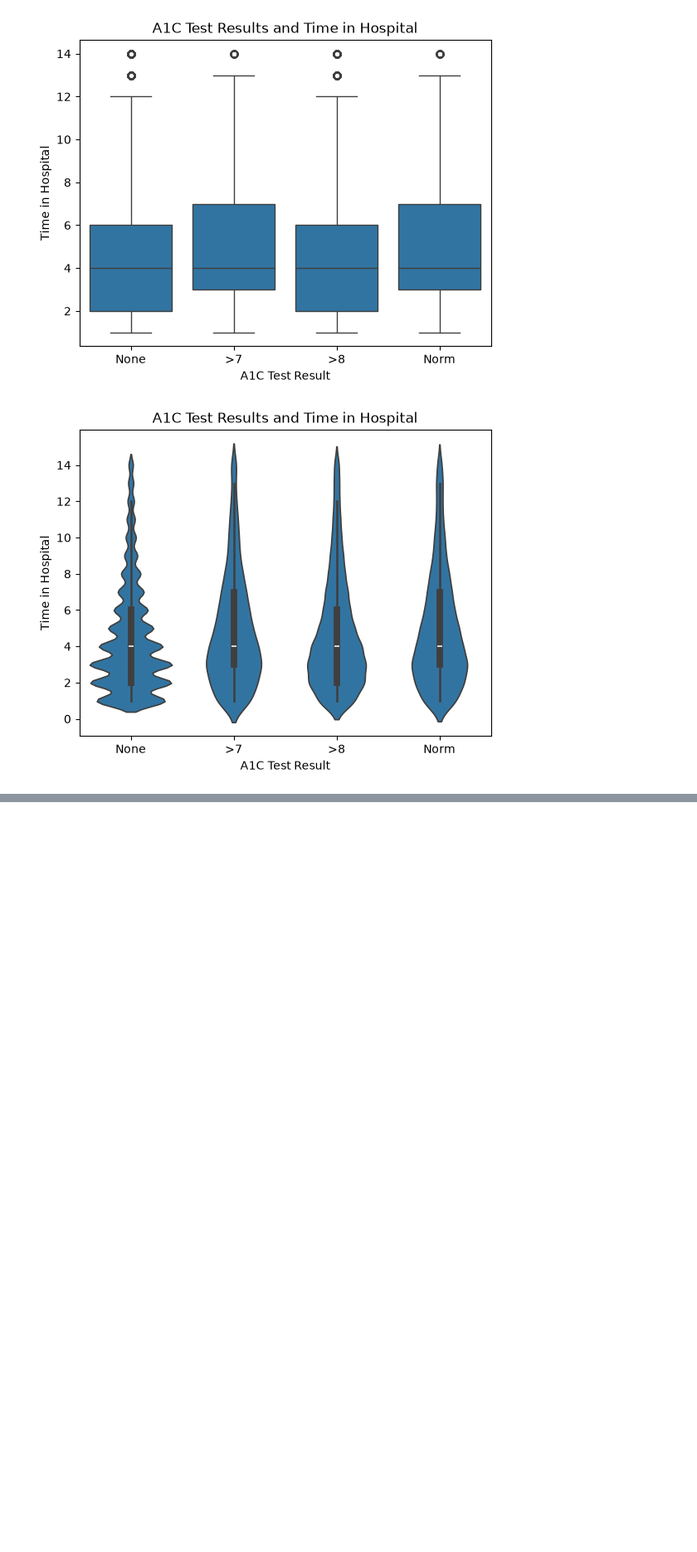
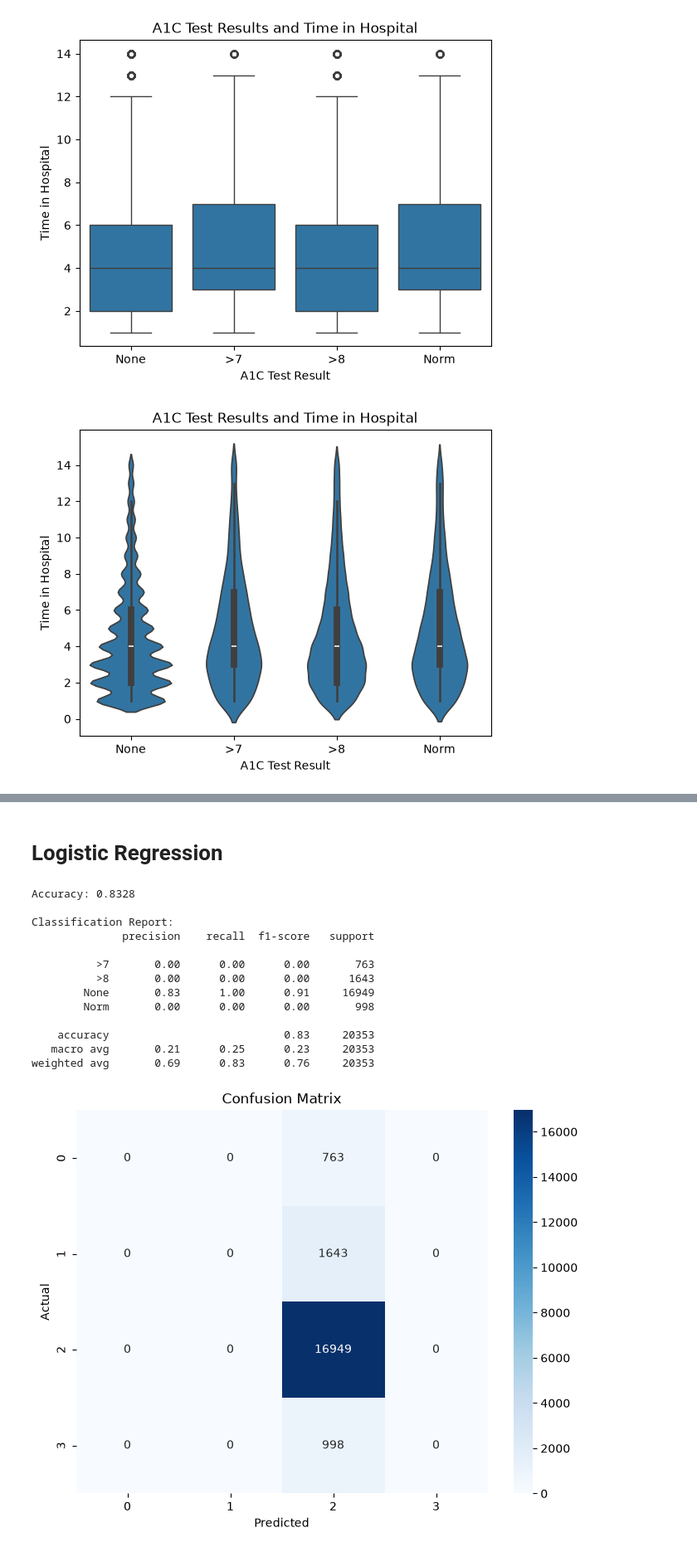
Before and after one commit to niki755BG/ml-group-project, a Jupyter notebook: data_cleaning_Kaan.ipynb, the cells around one changed output, grey strips where cells are left out. Shown at 83% size. Drawn from its saved outputs; the diff is of its cells as text; code cells hidden in the pictures; blank space fills up the shorter version.

```diff
--- a/data_cleaning_Kaan.ipynb
+++ b/data_cleaning_Kaan.ipynb
@@ -314,0 +340,70 @@ for col in numerical_columns:
+# %% [markdown]
+<h1>Logistic Regression</h1>
+# %%
+from sklearn.linear_model import LogisticRegression
+from sklearn.metrics import accuracy_score, classification_report, confusion_matrix
+import seaborn as sns
+from sklearn.datasets import make_classification
+from sklearn.model_selection import train_test_split
+from sklearn.preprocessing import StandardScaler
+
+#Split the data
+# Predict A1C result from time in hospital
+X = diabetic_data_4[['time_in_hospital']]
+y = diabetic_data_4['A1Cresult']
+
+# Remove rows with missing target values
+valid = y.notna()
+X = X.loc[valid]
+y = y.loc[valid]
+
+X_train, X_test, y_train, y_test = train_test_split(
+    X, y, test_size=0.2, random_state=42, stratify=y
+)
+
+# Standardize using training data only
+scaler = StandardScaler()
+X_train = scaler.fit_transform(X_train)
+X_test = scaler.transform(X_test)
+#Time in hospital based on a1c result
+
+#Standardize
+scaler = StandardScaler()
+
+#Create train model
+sk_model = LogisticRegression(max_iter=1000)
+sk_model.fit(X_train, y_train)
+
+#Make predictions
+y_pred = sk_model.predict(X_test)
+y_prob = sk_model.predict_proba(X_test)[:, 1]
+
+#Evaluate the model
+accuracy = accuracy_score(y_test, y_pred)
+print(f'Accuracy: {accuracy:.4f}')
+print('\nClassification Report:')
+print(classification_report(y_test, y_pred))
+
+#Plot Confusion Matrix
+plt.figure(figsize=(8, 6))
+cm = confusion_matrix(y_test, y_pred)
+sns.heatmap(cm, annot=True, fmt='d', cmap='Blues')
+plt.xlabel('Predicted')
+plt.ylabel('Actual')
+plt.title('Confusion Matrix')
+plt.show()
+# %% [output]
+Accuracy: 0.8328
+
+Classification Report:
+              precision    recall  f1-score   support
+
+          >7       0.00      0.00      0.00       763
+          >8       0.00      0.00      0.00      1643
+        None       0.83      1.00      0.91     16949
+        Norm       0.00      0.00      0.00       998
+
+    accuracy                           0.83     20353
+   macro avg       0.21      0.25      0.23     20353
+weighted avg       0.69      0.83      0.76     20353
+[figure, added]
```
Also changed, not shown: parts of 16 cells of this notebook, 1 other file.
